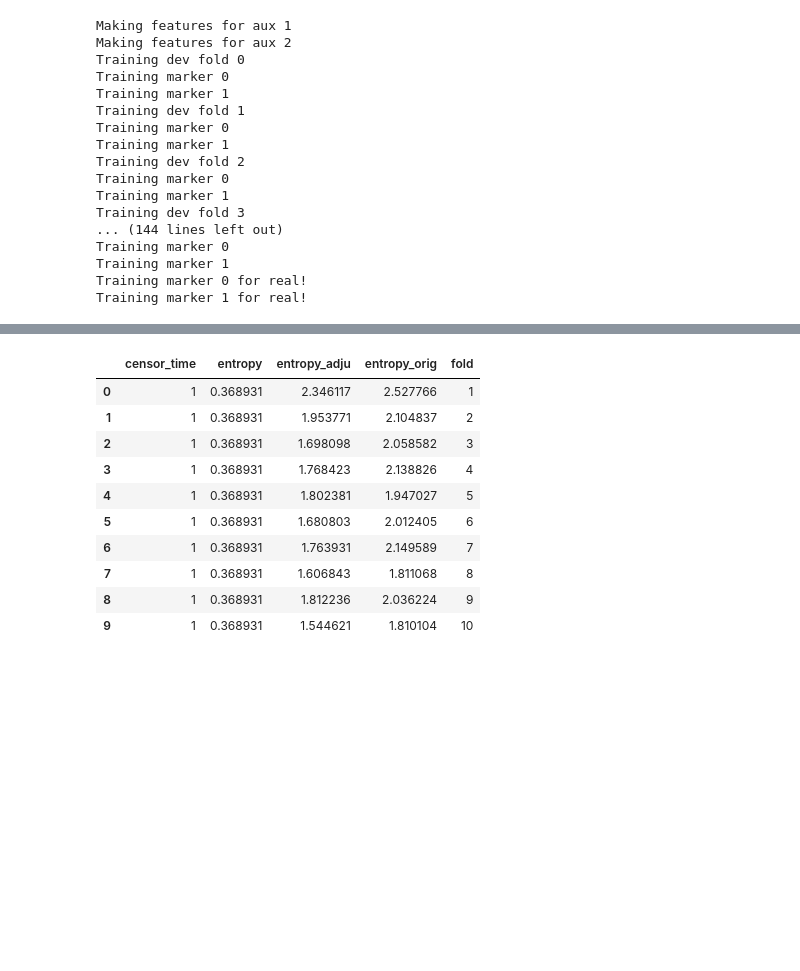
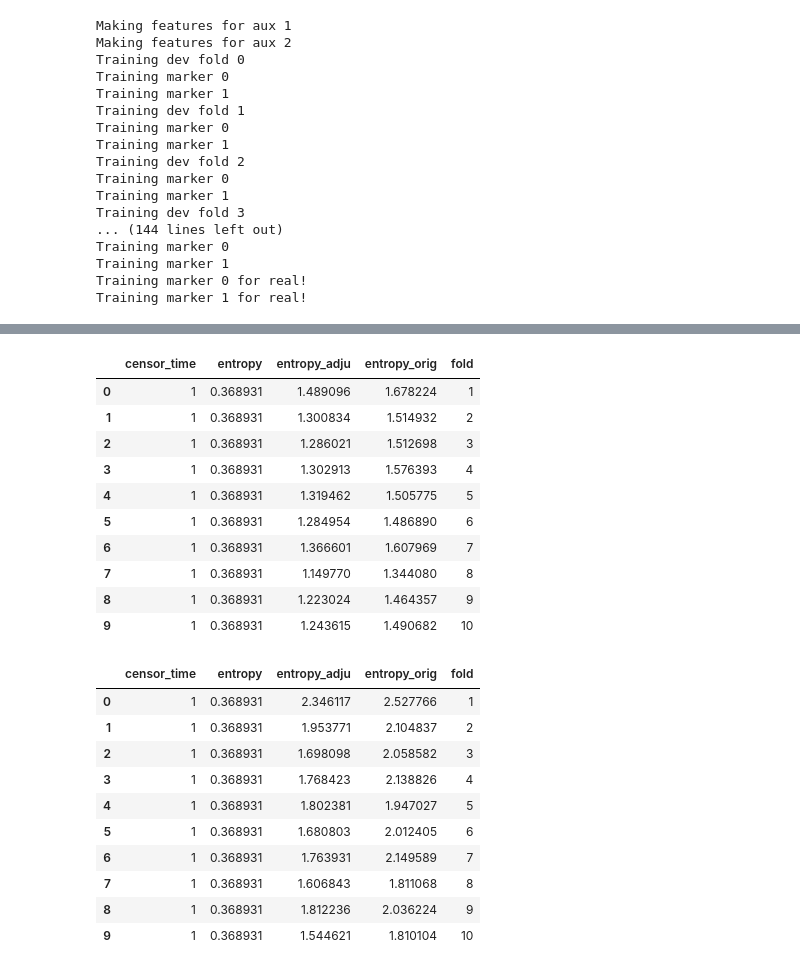
Before and after one commit to pschulam-attic/Notebook, a Jupyter notebook: 2015/07/multinomial-adjustment-experiments.ipynb, the cells around one changed output, grey strips where cells are left out. Saved outputs shown, nothing was run; the diff lists cells and outputs as text; code cells hidden in the pictures; blank space fills up the shorter version.

```diff
--- a/2015/07/multinomial-adjustment-experiments.ipynb
+++ b/2015/07/multinomial-adjustment-experiments.ipynb
@@ -607,3 +628,17 @@ results4_tbl.groupby('censor_time').agg(np.mean)
+# %%
+results4_tbl
+# %% [output]
+|  | censor_time | entropy | entropy_adju | entropy_orig | fold |
+| 0 | 1 | 0.368931 | 1.489096 | 1.678224 | 1 |
+| 1 | 1 | 0.368931 | 1.300834 | 1.514932 | 2 |
+| 2 | 1 | 0.368931 | 1.286021 | 1.512698 | 3 |
+| 3 | 1 | 0.368931 | 1.302913 | 1.576393 | 4 |
+| 4 | 1 | 0.368931 | 1.319462 | 1.505775 | 5 |
+| 5 | 1 | 0.368931 | 1.284954 | 1.486890 | 6 |
+| 6 | 1 | 0.368931 | 1.366601 | 1.607969 | 7 |
+| 7 | 1 | 0.368931 | 1.149770 | 1.344080 | 8 |
+| 8 | 1 | 0.368931 | 1.223024 | 1.464357 | 9 |
+| 9 | 1 | 0.368931 | 1.243615 | 1.490682 | 10 |
 # %%
 results4_tbl
 # %% [output]
```
Also changed, not shown: parts of 4 cells of this notebook, 3 other files.
